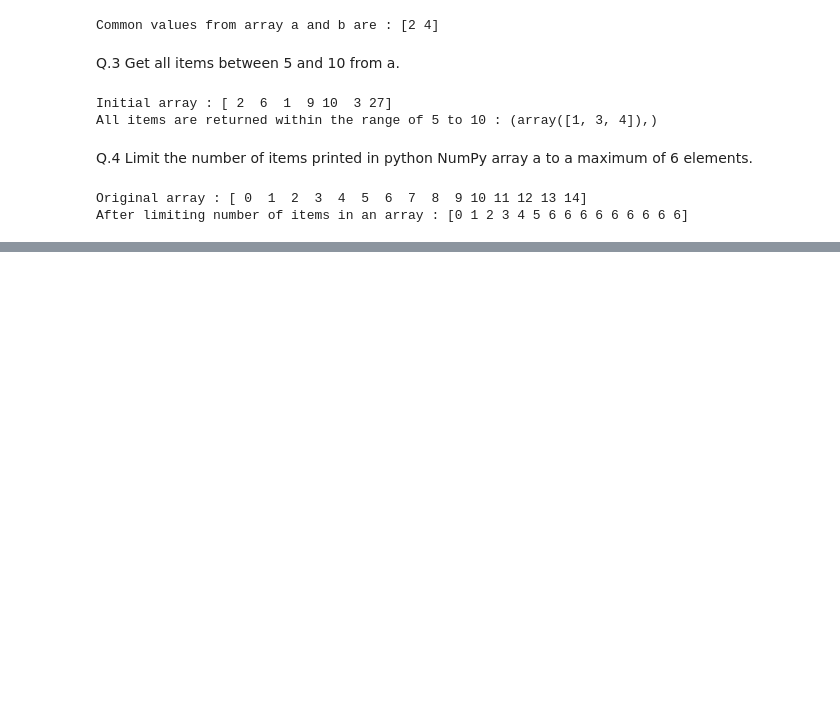
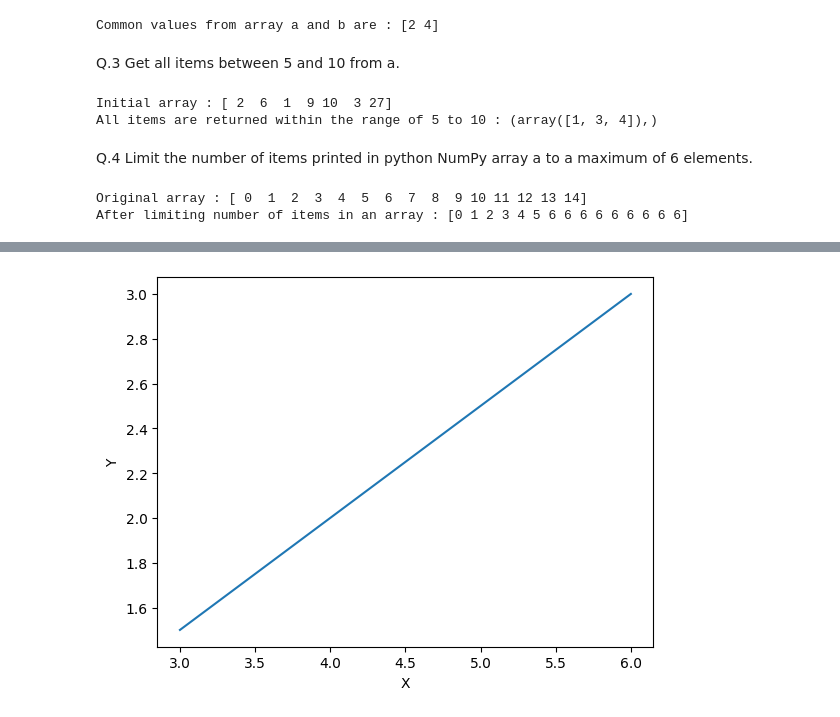
Before and after one commit to ShraddhaPatel17/Data_Science, a Jupyter notebook: Statistics/Assessment/Statistics Assessment.ipynb, the cells around one changed output, grey strips where cells are left out. Saved outputs shown, nothing was run; the diff lists cells and outputs as text; code cells hidden in the pictures; blank space fills up the shorter version.

```diff
--- a/Statistics/Assessment/Statistics Assessment.ipynb
+++ b/Statistics/Assessment/Statistics Assessment.ipynb
@@ -50,0 +193,11 @@ After limiting number of items in an array : [0 1 2 3 4 5 6 6 6 6 6 6 6 6 6]
+# %%
+# 9. Create a line plot using the x and y values provided below. Label the y-axis as “Y” and
+# label the x-axis as “X”.
+x = [3, 4, 5, 6]
+y = [1.5, 2, 2.5, 3]
+plt.plot(x,y)
+plt.xlabel('X')
+plt.ylabel('Y')
+plt.show()
+# %% [output]
+[figure, added]
```
Also changed, not shown: parts of 21 cells of this notebook, 7 other files.
